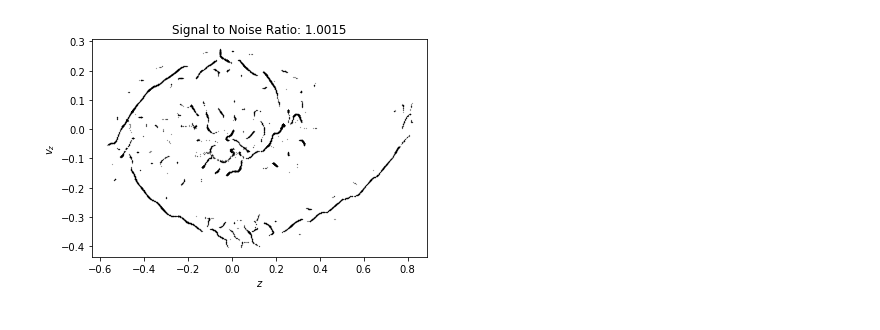
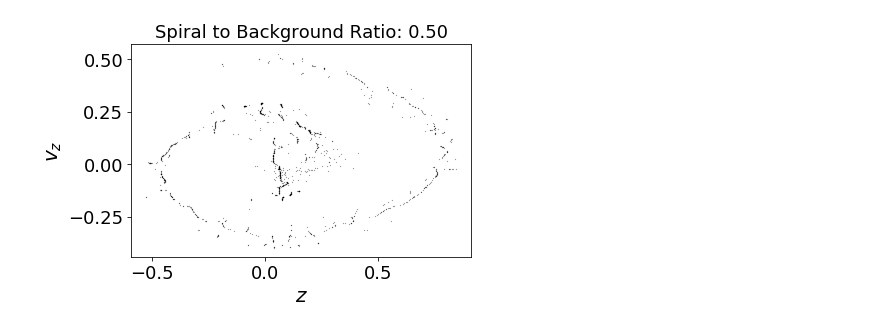
Before and after one commit to astralcai/phase-space-ridge-finding, a Jupyter notebook: examples/tests2.ipynb, the cells around one changed output. Cells and saved outputs as stored; diff of their text form; code cells hidden in the pictures.

```diff
--- a/examples/tests2.ipynb
+++ b/examples/tests2.ipynb
@@ -62,0 +62,12 @@ x, y = np.linspace(-1.5,1.5,257), np.linspace(-0.75,0.75,257)
+# %%
+d = 2
+A0 = 1.2
+bw = A0 * min(np.std(points[:,0]), np.std(points[:,1])) * 1 / (
+    d + 2) ** (1 / (d + 4)) / points.shape[0] ** (1 / (d + 4))
+print("BW =", bw)
+bin_widths = 3.5 * np.std(points, axis=0) * points.shape[0] ** (-1/3)
+x_bounds, y_bounds = 256 * bin_widths / 2
+# x_bounds, y_bounds = 5, 3
+print(bin_widths)
+print(x_bounds, y_bounds)
+x, y = np.linspace(-x_bounds,x_bounds,256), np.linspace(-y_bounds,y_bounds,256)
@@ -63,8 +78,5 @@ x, y = np.linspace(-1.5,1.5,257), np.linspace(-0.75,0.75,257)
 # %%
 start_time = time.time()
-d = 2
-bw = min(np.std(points[:,0]), np.std(points[:,1])) * 1 / (d + 2) ** (1 / (d + 4)) / points.shape[0] ** (1 / (d + 4))
-print("BW =", bw)
 pdf2 = kde.kde2(points, x, y, bandwidth=bw)
 end_time = time.time()
 print("Computation Time: {:.2f} seconds".format(end_time - start_time))
@@ -83,0 +95,9 @@ plt.show()
+# %%
+mesh_points = scms.generate_mesh2(x, y, np.std(pdf2), pdf2)
+plt.style.use('fullwidthplot.mplstyle')
+plt.plot(mesh_points[:,0], mesh_points[:,1], 'k.', markersize=0.3)
+plt.title("Spiral to Background Ratio: {:.2f}".format(ratio))
+plt.xlabel("$z$")
+plt.ylabel("$v_z$")
+# plt.savefig('original_2.png', dpi=300)
+plt.show()
@@ -84,9 +106,5 @@ plt.show()
 # %%
-mesh_points = scms.generate_mesh2(x, y, np.std(pdf2), pdf2)
-plt.plot(mesh_points[:,0], mesh_points[:,1], 'k.', markersize=0.3)
-plt.show()
-dy, dx, dyy, dxx, dyx, dxy = kde.dkde2(points, x, y, bandwidth=bw)
-# dx, dy, dxx, dyy, dxy, dyx = kde.dkde2(points, x, y, bandwidth=bw)
+dx, dy, dxx, dyy, dxy, dyx = kde.dkde2(points, x, y, bandwidth=bw)
 dpdf = [dx, dy]
 ddpdf = [dxx, dyy, dxy, dyx]
-new_points = scms.scms2(mesh_points, x, y, pdf2, dpdf, ddpdf)
+new_points = scms.scms2(mesh_points, x, y, pdf2, dpdf, ddpdf, m=0)
@@ -95,9 +111,9 @@ new_points = scms.scms2(mesh_points, x, y, pdf2, dpdf, ddpdf)
 # %%
-plt.plot(mesh_points[:,0], mesh_points[:,1], 'k.', markersize=0.3)
-plt.title("Signal to Noise Ratio: {}".format(ratio))
+plt.plot(new_points[:,0], new_points[:,1], 'k.', markersize=0.3)
+plt.title("Spiral to Background Ratio: {:.2f}".format(ratio))
 plt.xlabel("$z$")
 plt.ylabel("$v_z$")
-plt.savefig("test1.png", dpi=300)
+plt.savefig("result_1_adjusted.png", dpi=300)
 plt.show()
 # %% [output]
-[figure, old version]
+[figure, new version]
```
Also changed, not shown: parts of 11 cells of this notebook, 22 other files.
